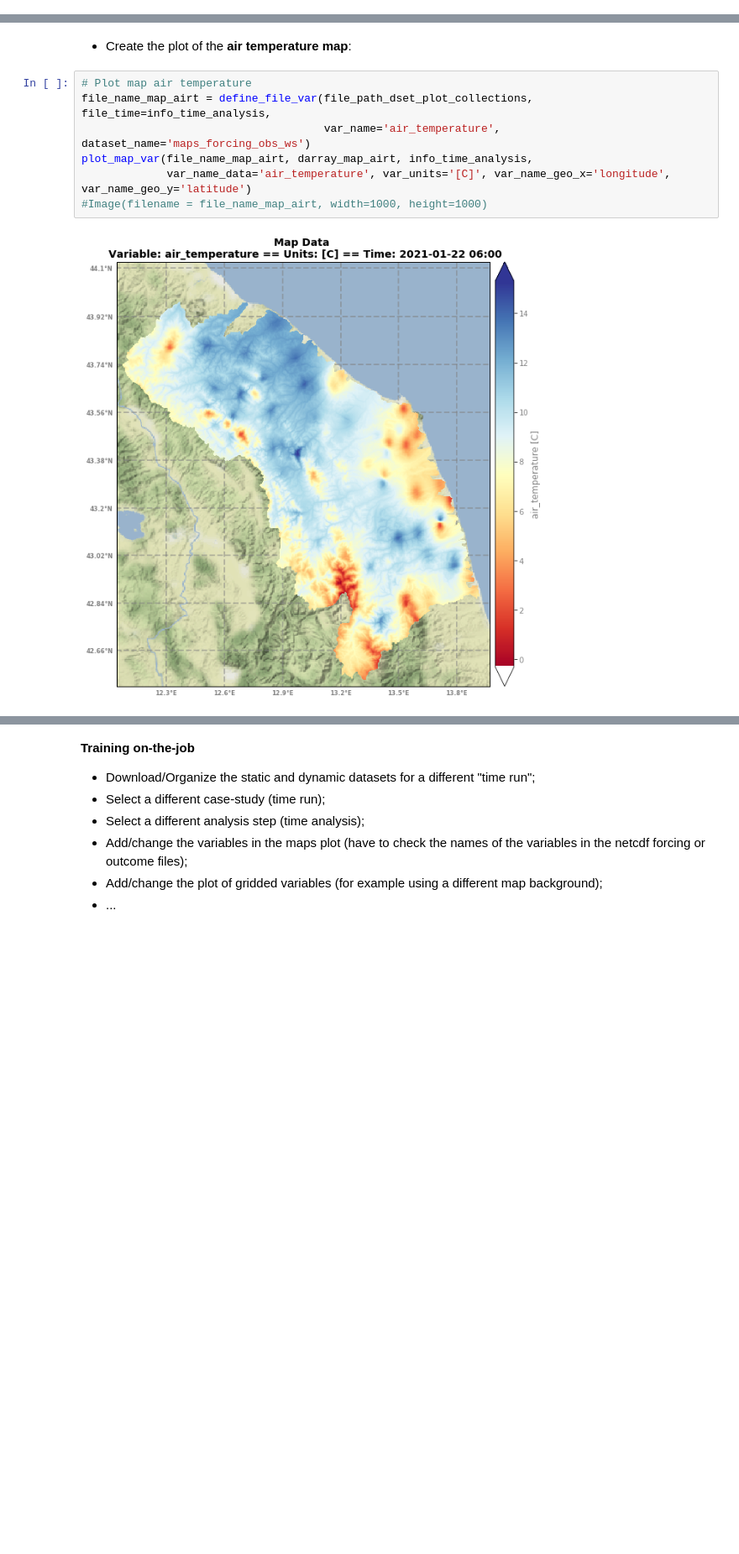
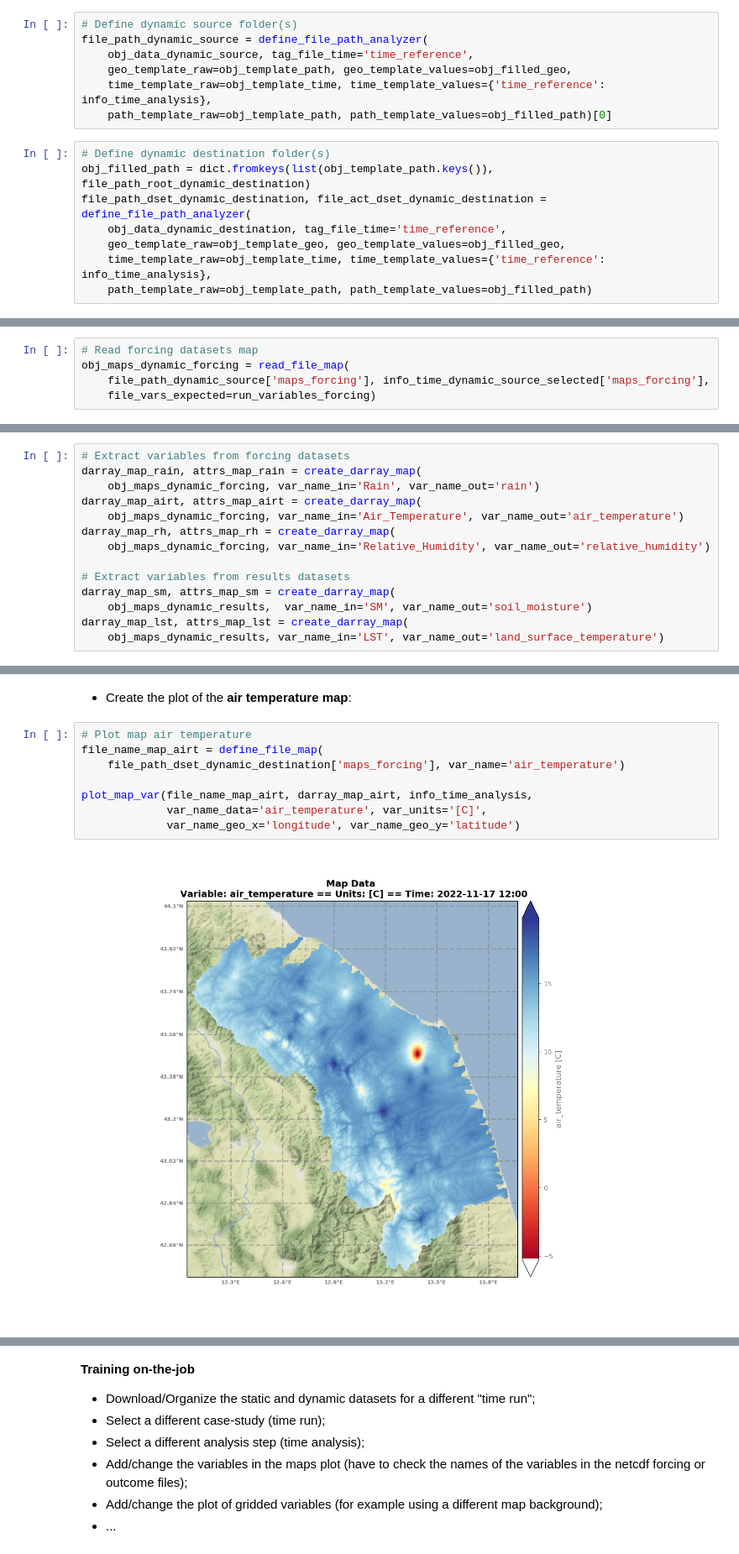
Before and after one commit to c-hydro-labs/hmc, a Jupyter notebook: fp_labs_analyzer_hmc_maps.ipynb, the cells around one changed output, grey strips where cells are left out. Shown at 84% size. Drawn from its saved outputs; the diff is of its cells as text; blank space fills up the shorter version.

```diff
--- a/fp_labs_analyzer_hmc_maps.ipynb
+++ b/fp_labs_analyzer_hmc_maps.ipynb
@@ -250,0 +158,15 @@ darray_map_lst, attrs_map_lst = create_darray_maps(
+# %%
+# Define dynamic source folder(s)
+file_path_dynamic_source = define_file_path_analyzer(
+    obj_data_dynamic_source, tag_file_time='time_reference',
+    geo_template_raw=obj_template_path, geo_template_values=obj_filled_geo,
+    time_template_raw=obj_template_time, time_template_values={'time_reference': info_time_analysis},
+    path_template_raw=obj_template_path, path_template_values=obj_filled_path)[0]
+# %%
+# Define dynamic destination folder(s)
+obj_filled_path = dict.fromkeys(list(obj_template_path.keys()), file_path_root_dynamic_destination)
+file_path_dset_dynamic_destination, file_act_dset_dynamic_destination = define_file_path_analyzer(
+    obj_data_dynamic_destination, tag_file_time='time_reference',
+    geo_template_raw=obj_template_geo, geo_template_values=obj_filled_geo,
+    time_template_raw=obj_template_time, time_template_values={'time_reference': info_time_analysis},
+    path_template_raw=obj_template_path, path_template_values=obj_filled_path)
@@ -250,0 +175,5 @@ darray_map_lst, attrs_map_lst = create_darray_maps(
+# %%
+# Read forcing datasets map
+obj_maps_dynamic_forcing = read_file_map(
+    file_path_dynamic_source['maps_forcing'], info_time_dynamic_source_selected['maps_forcing'],
+    file_vars_expected=run_variables_forcing)
@@ -251,3 +187,17 @@ darray_map_lst, attrs_map_lst = create_darray_maps(
+# %%
+# Extract variables from forcing datasets
+darray_map_rain, attrs_map_rain = create_darray_map(
+    obj_maps_dynamic_forcing, var_name_in='Rain', var_name_out='rain')
+darray_map_airt, attrs_map_airt = create_darray_map(
+    obj_maps_dynamic_forcing, var_name_in='Air_Temperature', var_name_out='air_temperature')
+darray_map_rh, attrs_map_rh = create_darray_map(
+    obj_maps_dynamic_forcing, var_name_in='Relative_Humidity', var_name_out='relative_humidity')
+
+# Extract variables from results datasets
+darray_map_sm, attrs_map_sm = create_darray_map(
+    obj_maps_dynamic_results,  var_name_in='SM', var_name_out='soil_moisture')
+darray_map_lst, attrs_map_lst = create_darray_map(
+    obj_maps_dynamic_results, var_name_in='LST', var_name_out='land_surface_temperature')
 # %% [markdown]
 ### **Plot the dynamic datasets in maps format**
 - Create the plot of the **soil moisture map**:
@@ -266,10 +215,11 @@ Canvas(toolbar=Toolbar(toolitems=[('Home', 'Reset original view', 'home', 'home'
 - Create the plot of the **air temperature map**:
 # %%
 # Plot map air temperature
-file_name_map_airt = define_file_var(file_path_dset_plot_collections, file_time=info_time_analysis,
-                                     var_name='air_temperature', dataset_name='maps_forcing_obs_ws')
+file_name_map_airt = define_file_map(
+    file_path_dset_dynamic_destination['maps_forcing'], var_name='air_temperature')
+
 plot_map_var(file_name_map_airt, darray_map_airt, info_time_analysis,
-             var_name_data='air_temperature', var_units='[C]', var_name_geo_x='longitude', var_name_geo_y='latitude')
-#Image(filename = file_name_map_airt, width=1000, height=1000)
+             var_name_data='air_temperature', var_units='[C]',
+             var_name_geo_x='longitude', var_name_geo_y='latitude')
 # %% [output]
-[figure, old version]
+[figure, new version]
```
Also changed, not shown: parts of 48 cells of this notebook, 9 other files.
